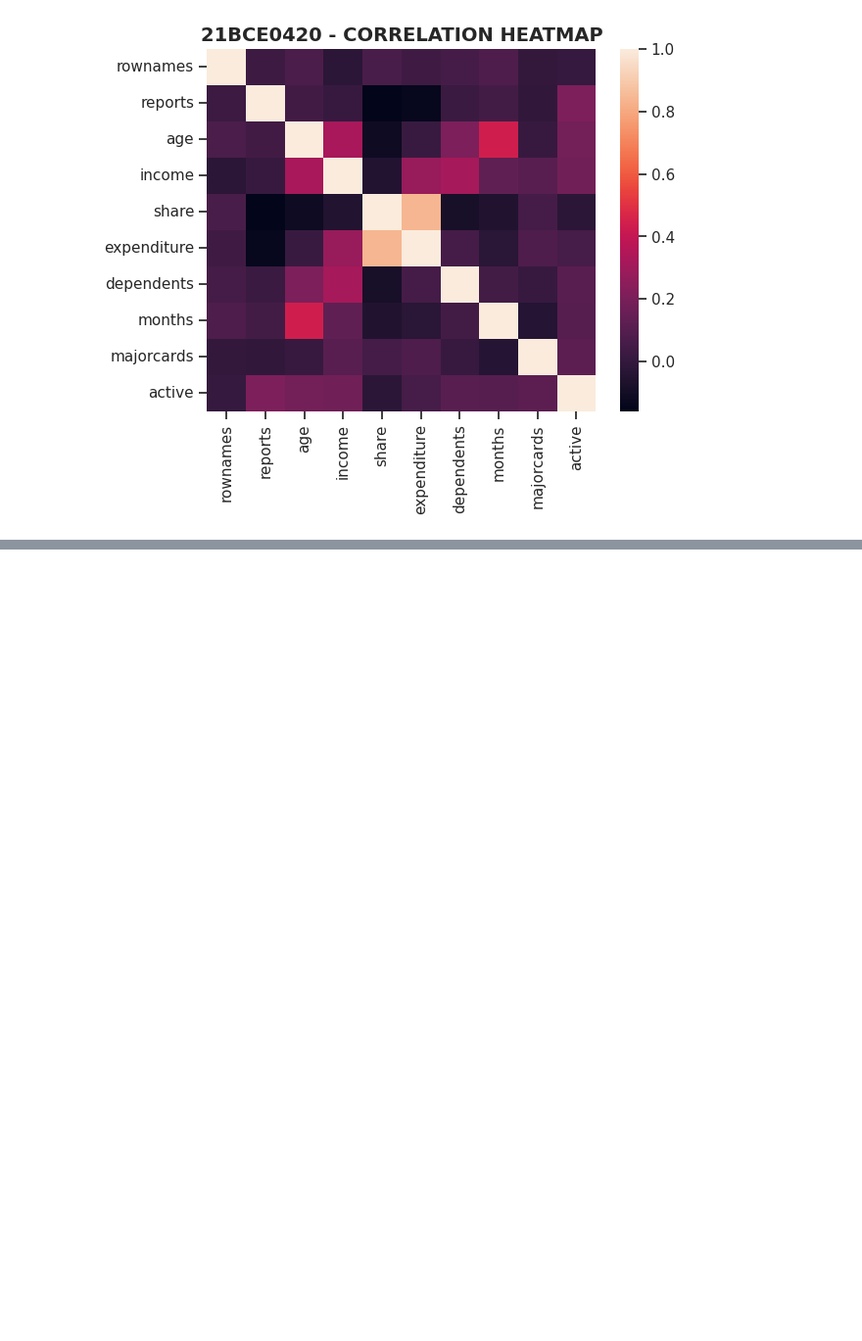
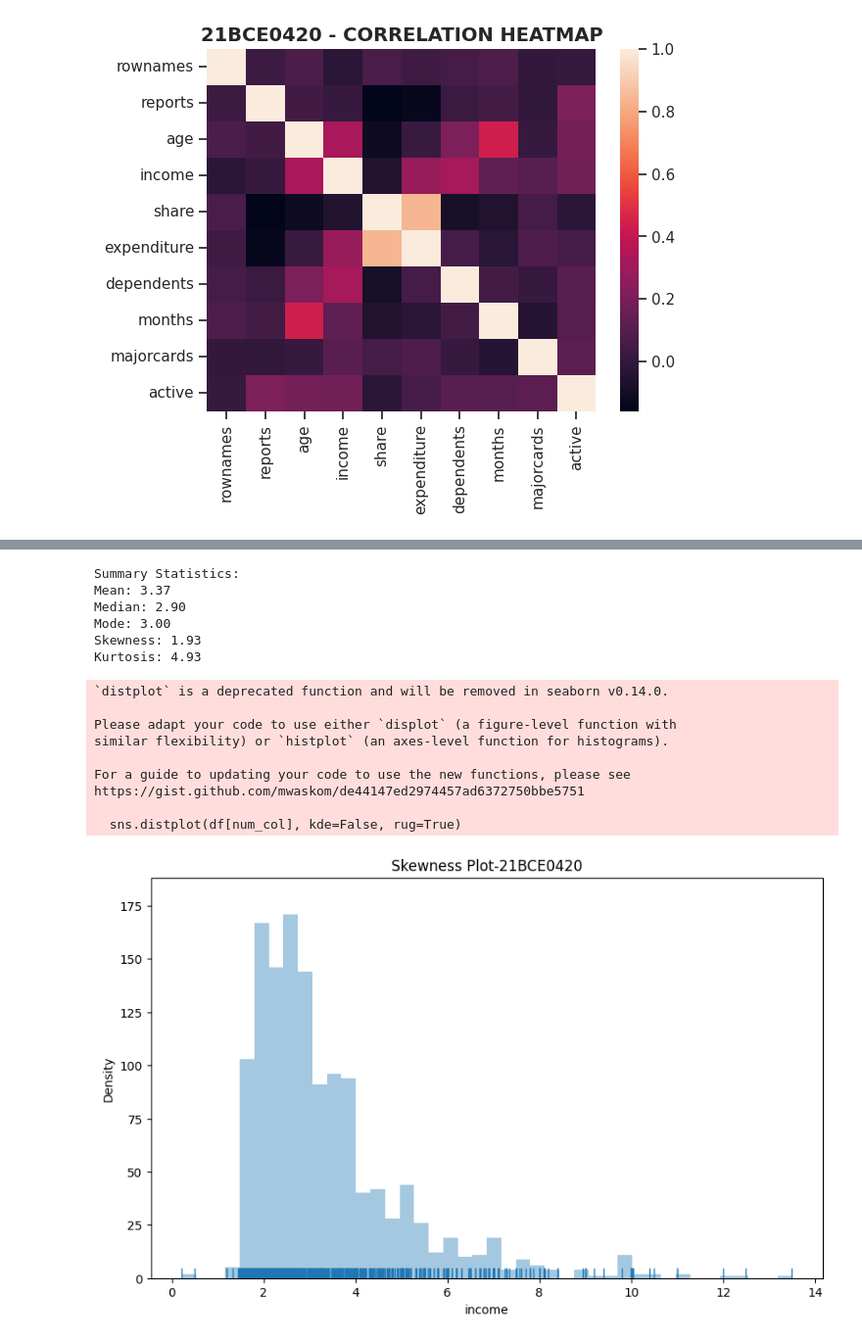
Before and after one commit to 21BCE0420/BCSE331L-EDA, a Jupyter notebook: 21BCE0420.ipynb, the cells around one changed output, grey strips where cells are left out. Shown at 98% size. Cells and saved outputs as stored; diff of their text form; code cells hidden in the pictures; blank space fills up the shorter version.

```diff
--- a/21BCE0420.ipynb
+++ b/21BCE0420.ipynb
@@ -549,0 +503,3 @@ Text(0.5, 1.0, '21BCE0420 - CORRELATION HEATMAP')
+# %%
+# Select a numerical column for analysis
+num_col = "income"
@@ -549,0 +513,34 @@ Text(0.5, 1.0, '21BCE0420 - CORRELATION HEATMAP')
+# %%
+# Print summary statistics
+print("Summary Statistics:")
+print(f"Mean: {mean_val:.2f}")
+print(f"Median: {median_val:.2f}")
+print(f"Mode: {mode_val:.2f}")
+print(f"Skewness: {skewness_val:.2f}")
+print(f"Kurtosis: {kurtosis_val:.2f}")
+# %% [output]
+Summary Statistics:
+Mean: 3.37
+Median: 2.90
+Mode: 3.00
+Skewness: 1.93
+Kurtosis: 4.93
+# %%
+# Create a skewness plot
+plt.figure(figsize=(10, 6))
+sns.distplot(df[num_col], kde=False, rug=True)
+plt.title("Skewness Plot-21BCE0420")
+plt.xlabel(num_col)
+plt.ylabel("Density")
+plt.show()
+# %% [output]
+`distplot` is a deprecated function and will be removed in seaborn v0.14.0.
+
+Please adapt your code to use either `displot` (a figure-level function with
+similar flexibility) or `histplot` (an axes-level function for histograms).
+
+For a guide to updating your code to use the new functions, please see
+https://gist.github.com/mwaskom/de44147ed2974457ad6372750bbe5751
+
+  sns.distplot(df[num_col], kde=False, rug=True)
+[figure, added]
```
Also changed, not shown: parts of 63 cells of this notebook.
